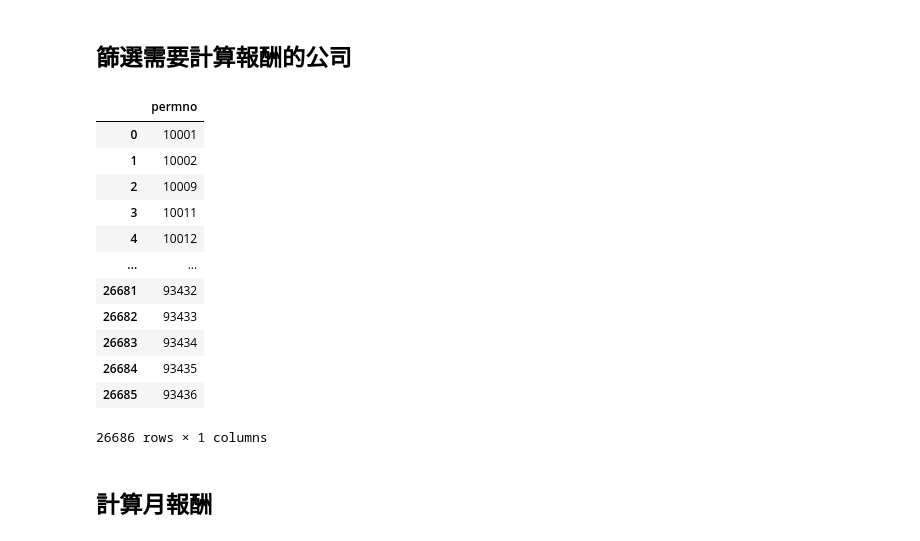
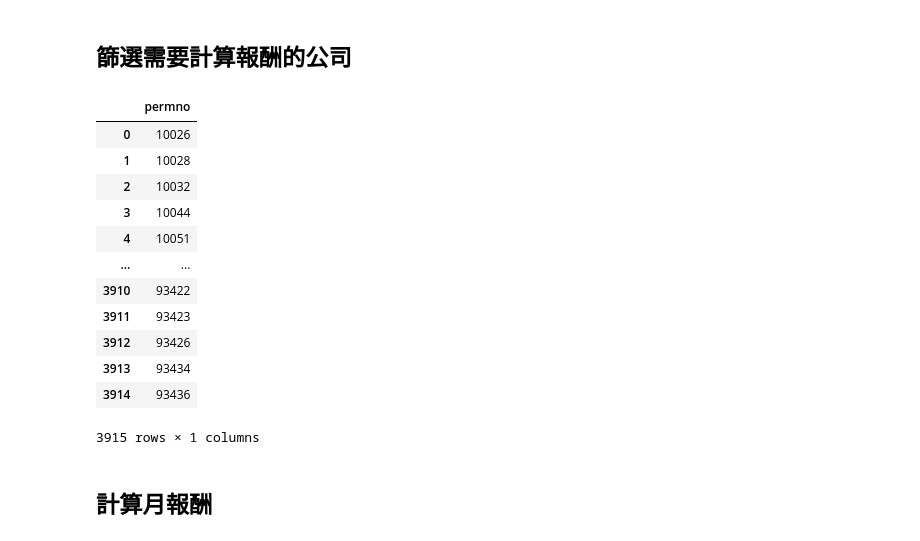
Before and after one commit to junyenchang/USA-IVS-CNN, a Jupyter notebook: notebooks/download_ivs.ipynb, the cells around one changed output. Saved outputs shown, nothing was run; the diff lists cells and outputs as text; code cells hidden in the pictures.

```diff
--- a/notebooks/download_ivs.ipynb
+++ b/notebooks/download_ivs.ipynb
@@ -305,38 +344,49 @@ valid_link.head()
 ## 篩選需要計算報酬的公司
 # %%
 # -- 步驟 5: 只列出該年度需要計算日報酬的 PERMNO 清單
+year = 2020
 sql_eom = f"""
 WITH raw_link AS (
     SELECT secid, permno, sdate, edate,
            LAG(edate) OVER (PARTITION BY permno ORDER BY sdate) AS prev_edate
     FROM wrdsapps.opcrsphist
     WHERE score = 1
 ),
 valid_link AS (
     SELECT secid, permno, sdate, edate
     FROM raw_link
     WHERE prev_edate IS NULL OR sdate > prev_edate
 )
-SELECT DISTINCT permno
-FROM valid_link
-WHERE sdate <= '2024-12-31' AND (edate >= '1996-01-01' OR edate IS NULL)
+SELECT DISTINCT vl.permno
+FROM valid_link AS vl
+-- 在名單階段就直接對接名稱表，剔除 ETF 與 ADR
+INNER JOIN crsp.msenames AS n
+    ON vl.permno = n.permno
+    -- 確保我們抓的是這家公司在該年度的正確屬性 (因為公司可能轉板)
+    AND n.namedt <= '{year}-12-31'
+    AND n.nameendt >= '{year}-01-01'
+WHERE vl.sdate <= '{year}-12-31'
+    AND (vl.edate >= '{year}-01-01' OR vl.edate IS NULL)
+    -- 限制為美國三大交易所普通股
+    AND n.shrcd IN (10, 11)
+    AND n.exchcd IN (1, 2, 3)
 """
 target_permnos = db.raw_sql(sql_eom, date_cols=["month_start", "eom_date"])
 target_permnos
 # %% [output]
 |  | permno |
-| 0 | 10001 |
-| 1 | 10002 |
-| 2 | 10009 |
-| 3 | 10011 |
-| 4 | 10012 |
+| 0 | 10026 |
+| 1 | 10028 |
+| 2 | 10032 |
+| 3 | 10044 |
+| 4 | 10051 |
 | ... | ... |
-| 26681 | 93432 |
-| 26682 | 93433 |
-| 26683 | 93434 |
-| 26684 | 93435 |
-| 26685 | 93436 |
+| 3910 | 93422 |
+| 3911 | 93423 |
+| 3912 | 93426 |
+| 3913 | 93434 |
+| 3914 | 93436 |
-26686 rows × 1 columns
+3915 rows × 1 columns
 # %% [markdown]
 ## 計算月報酬
 # %%
```
Also changed, not shown: parts of 7 cells of this notebook, 1 other file.
